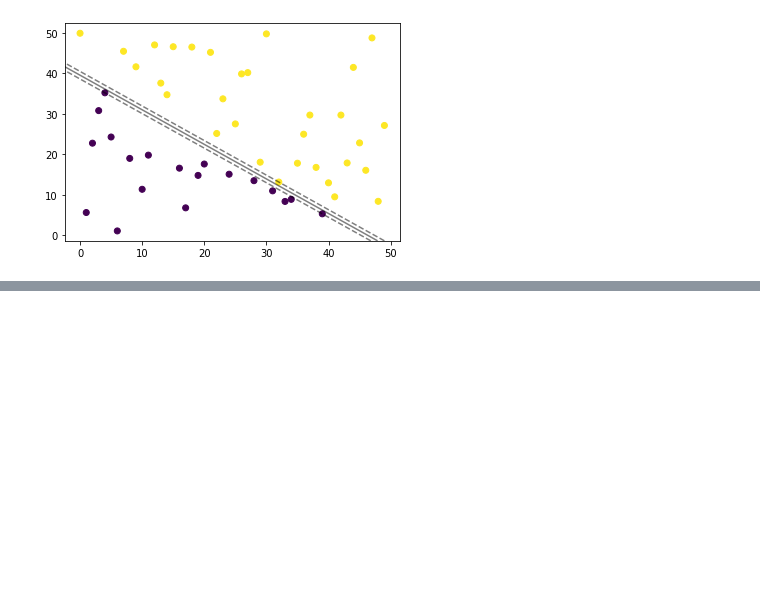
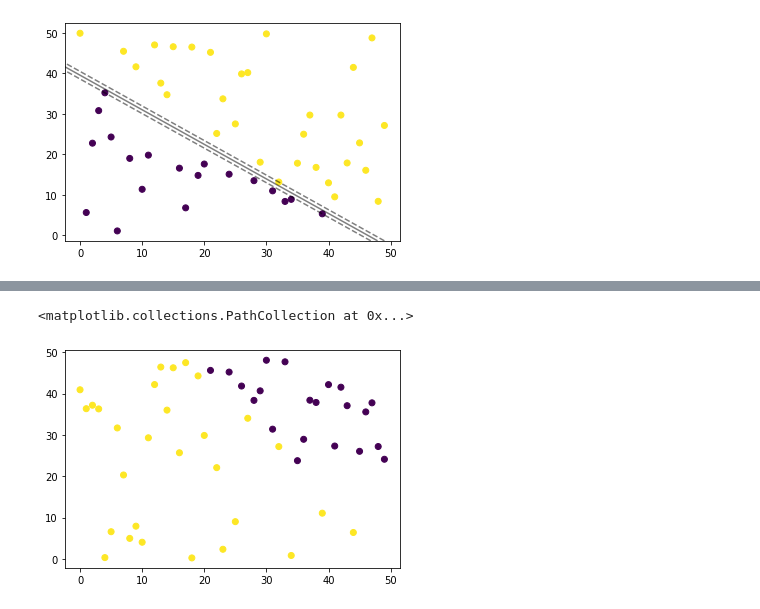
Before and after one commit to Pepcoders/Data-Science-February, a Jupyter notebook: SVM/ClassCode.ipynb, the cells around one changed output, grey strips where cells are left out. Saved outputs shown, nothing was run; the diff lists cells and outputs as text; code cells hidden in the pictures; blank space fills up the shorter version.

```diff
--- a/SVM/ClassCode.ipynb
+++ b/SVM/ClassCode.ipynb
@@ -114,0 +151,11 @@ plot_svc_decision_function(model2)
+# %%
+X = np.dstack((x1,x2))[0]
+# %%
+model = SVM()
+# %%
+model.fit(X,y)
+# %%
+plt.scatter(x1,x2,c = model.predict(X))
+# %% [output]
+<matplotlib.collections.PathCollection at 0x...>
+[figure, added]
```
Also changed, not shown: parts of 19 cells of this notebook.
